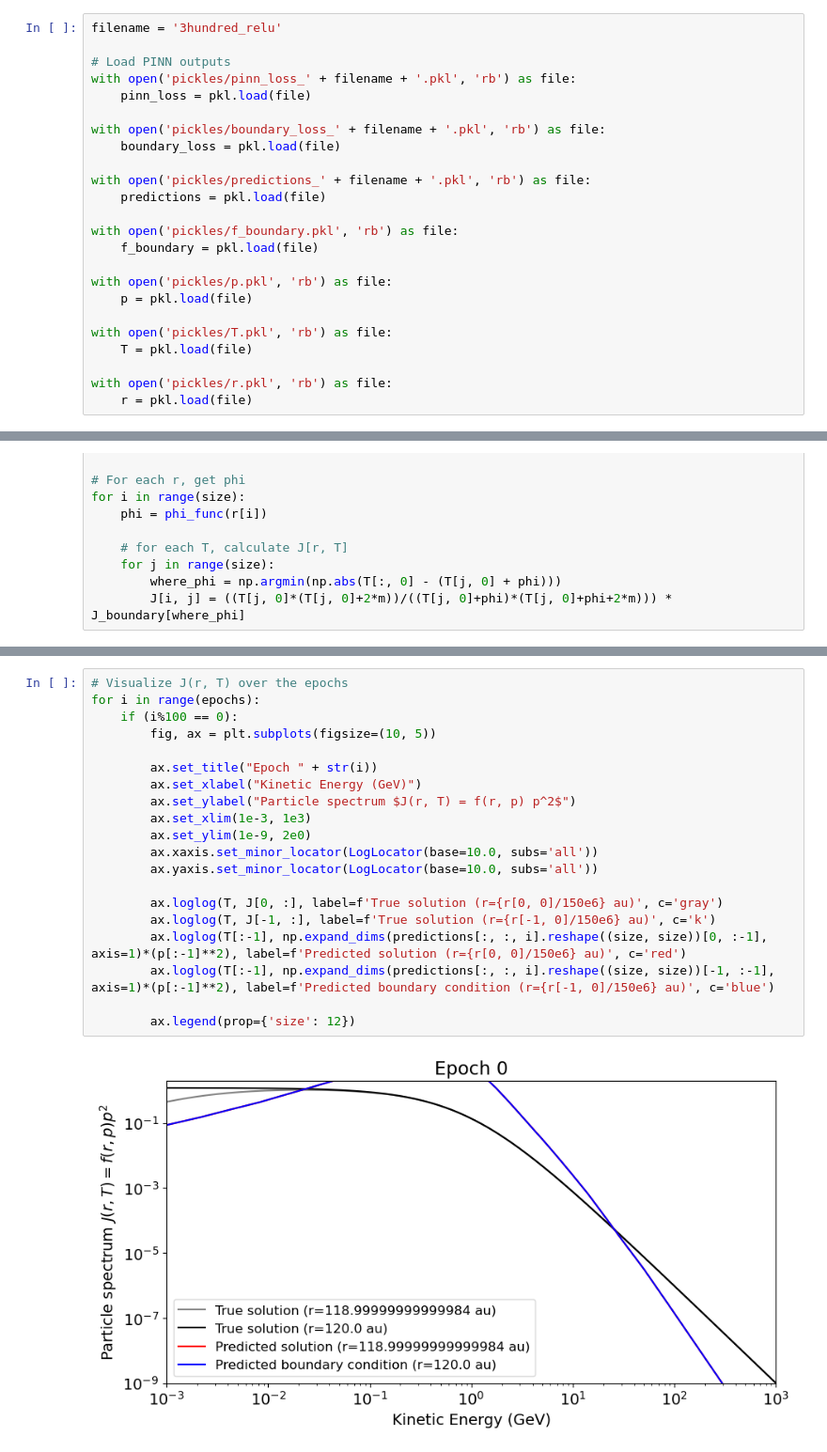
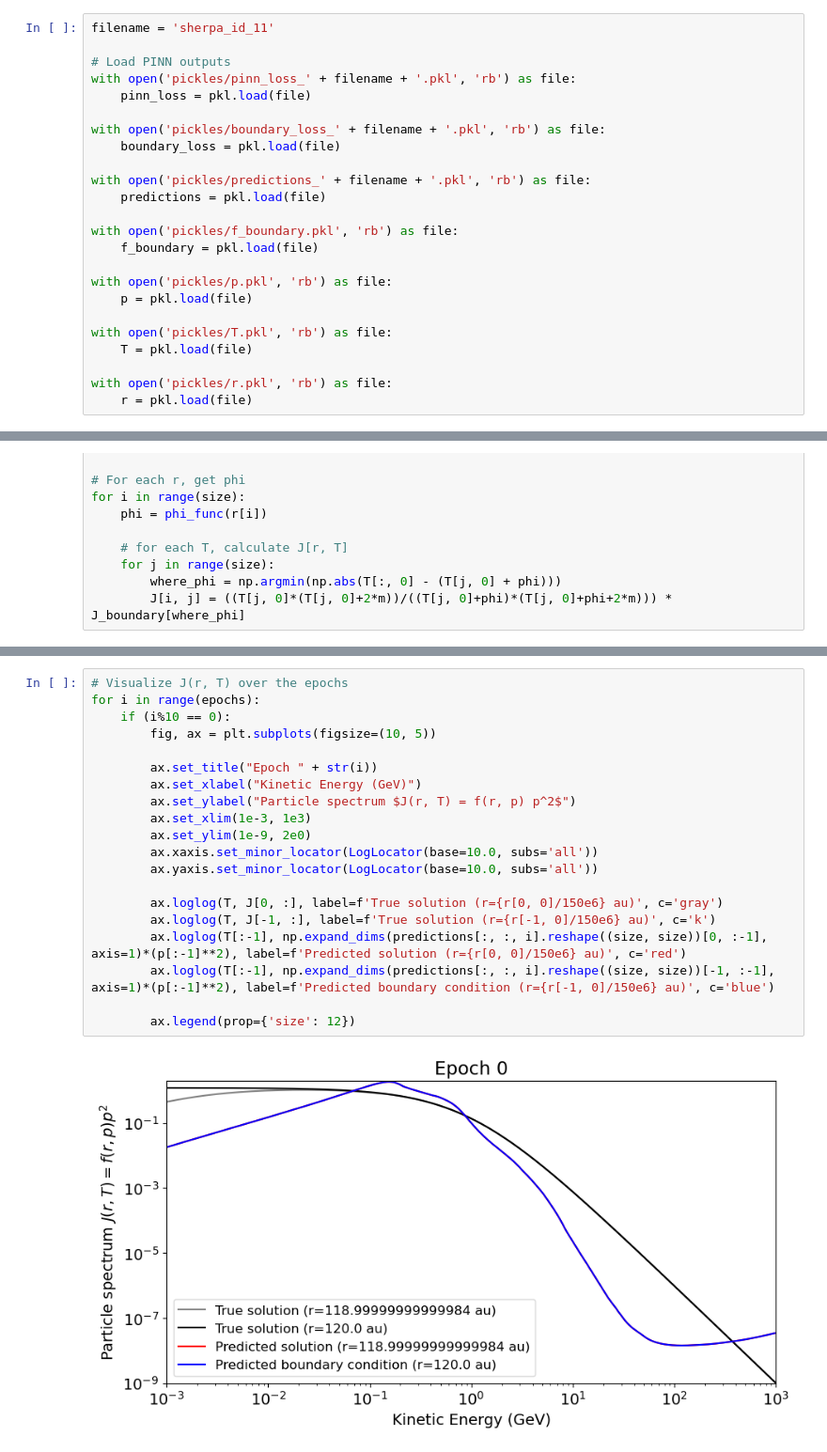
Before and after one commit to linneawolniewicz/pinns, a Jupyter notebook: figures/visualize.ipynb, the cells around one changed output, grey strips where cells are left out. Shown at 94% size. Saved outputs shown, nothing was run; the diff lists cells and outputs as text.

```diff
--- a/figures/visualize.ipynb
+++ b/figures/visualize.ipynb
@@ -9,7 +9,7 @@ from matplotlib.ticker import (LogLocator)
 from IPython.display import HTML
 mpl.rcParams.update({'font.size': 14})
 # %%
-filename = '3hundred_relu'
+filename = 'sherpa_id_11'
 
 # Load PINN outputs
 with open('pickles/pinn_loss_' + filename + '.pkl', 'rb') as file:
@@ -112,22 +112,22 @@ plt.savefig("loss.png")
 # %%
 # Visualize J(r, T) over the epochs
 for i in range(epochs):
-    if (i%100 == 0):
+    if (i%10 == 0):
         fig, ax = plt.subplots(figsize=(10, 5))
 
         ax.set_title("Epoch " + str(i))
         ax.set_xlabel("Kinetic Energy (GeV)")
         ax.set_ylabel("Particle spectrum $J(r, T) = f(r, p) p^2$")
         ax.set_xlim(1e-3, 1e3)
         ax.set_ylim(1e-9, 2e0)
         ax.xaxis.set_minor_locator(LogLocator(base=10.0, subs='all'))
         ax.yaxis.set_minor_locator(LogLocator(base=10.0, subs='all'))
 
         ax.loglog(T, J[0, :], label=f'True solution (r={r[0, 0]/150e6} au)', c='gray')
         ax.loglog(T, J[-1, :], label=f'True solution (r={r[-1, 0]/150e6} au)', c='k')
         ax.loglog(T[:-1], np.expand_dims(predictions[:, :, i].reshape((size, size))[0, :-1], axis=1)*(p[:-1]**2), label=f'Predicted solution (r={r[0, 0]/150e6} au)', c='red')
         ax.loglog(T[:-1], np.expand_dims(predictions[:, :, i].reshape((size, size))[-1, :-1], axis=1)*(p[:-1]**2), label=f'Predicted boundary condition (r={r[-1, 0]/150e6} au)', c='blue')
 
         ax.legend(prop={'size': 12})
 # %% [output]
-[figure, old version]
+[figure, new version]
```
Also changed, not shown: parts of 5 cells of this notebook, 3 other files.
